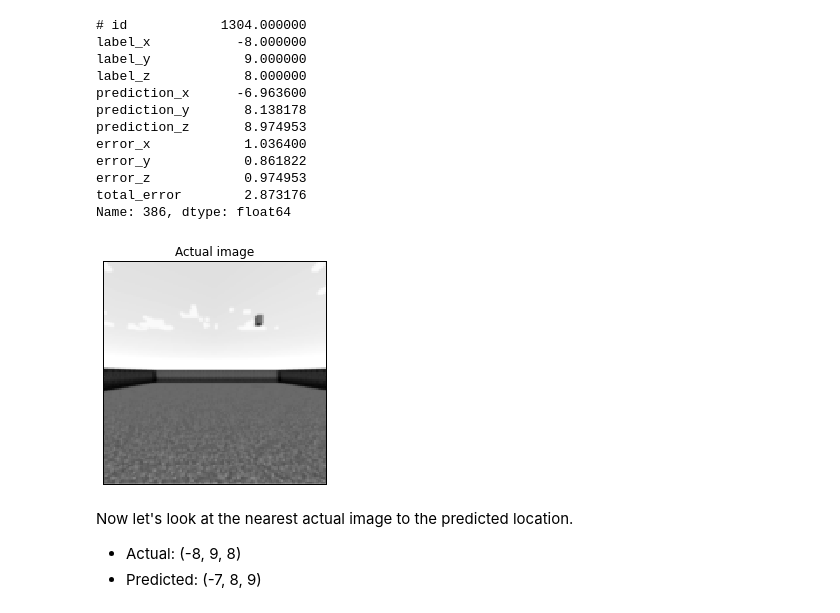
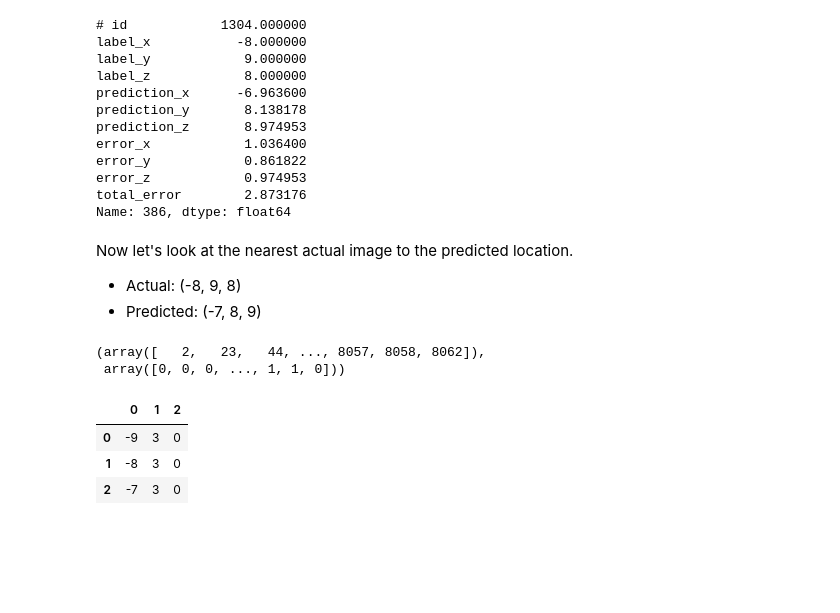
Before and after one commit to cosmoharrigan/keras-models, a Jupyter notebook: regression_minecraft_analysis.ipynb, the cells around one changed output. Drawn from its saved outputs; the diff is of its cells as text; code cells hidden in the pictures; blank space fills up the shorter version.

```diff
--- a/regression_minecraft_analysis.ipynb
+++ b/regression_minecraft_analysis.ipynb
@@ -124,13 +127,20 @@ error_y            0.861822
 error_z            0.974953
 total_error        2.873176
 Name: 386, dtype: float64
-# %%
-show_one(1304)
-plt.title('Actual image');
-# %% [output]
-[figure, removed]
 # %% [markdown]
 Now let's look at the nearest actual image to the predicted location.
 
 * Actual: (-8, 9, 8)
 * Predicted: (-7, 8, 9)
+# %%
+np.where(labels == np.array([-7, 8, 9]))
+# %% [output]
+(array([   2,   23,   44, ..., 8057, 8058, 8062]),
+ array([0, 0, 0, ..., 1, 1, 0]))
+# %%
+labels_df.head(3)
+# %% [output]
+|  | 0 | 1 | 2 |
+| 0 | -9 | 3 | 0 |
+| 1 | -8 | 3 | 0 |
+| 2 | -7 | 3 | 0 |
```
Also changed, not shown: parts of 7 cells of this notebook.
